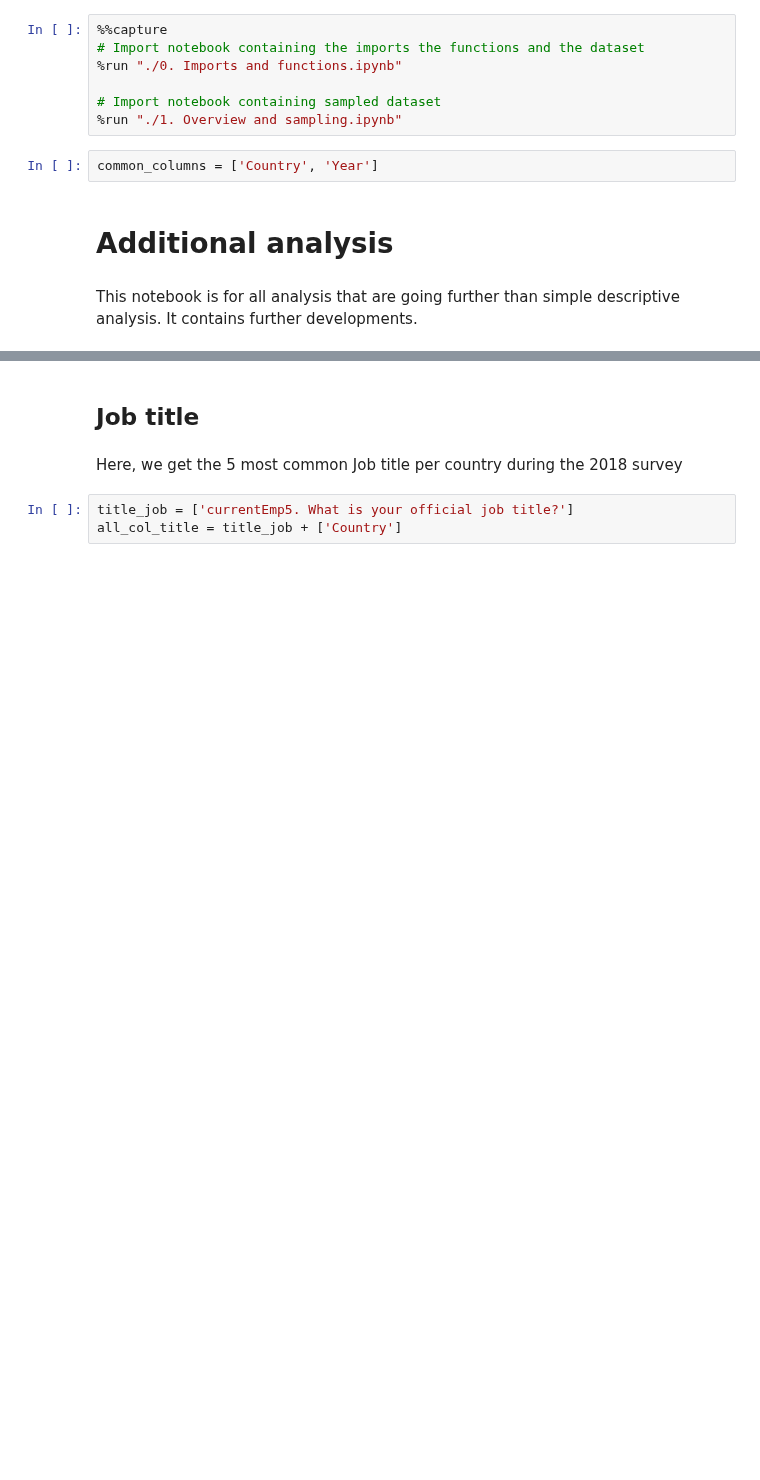
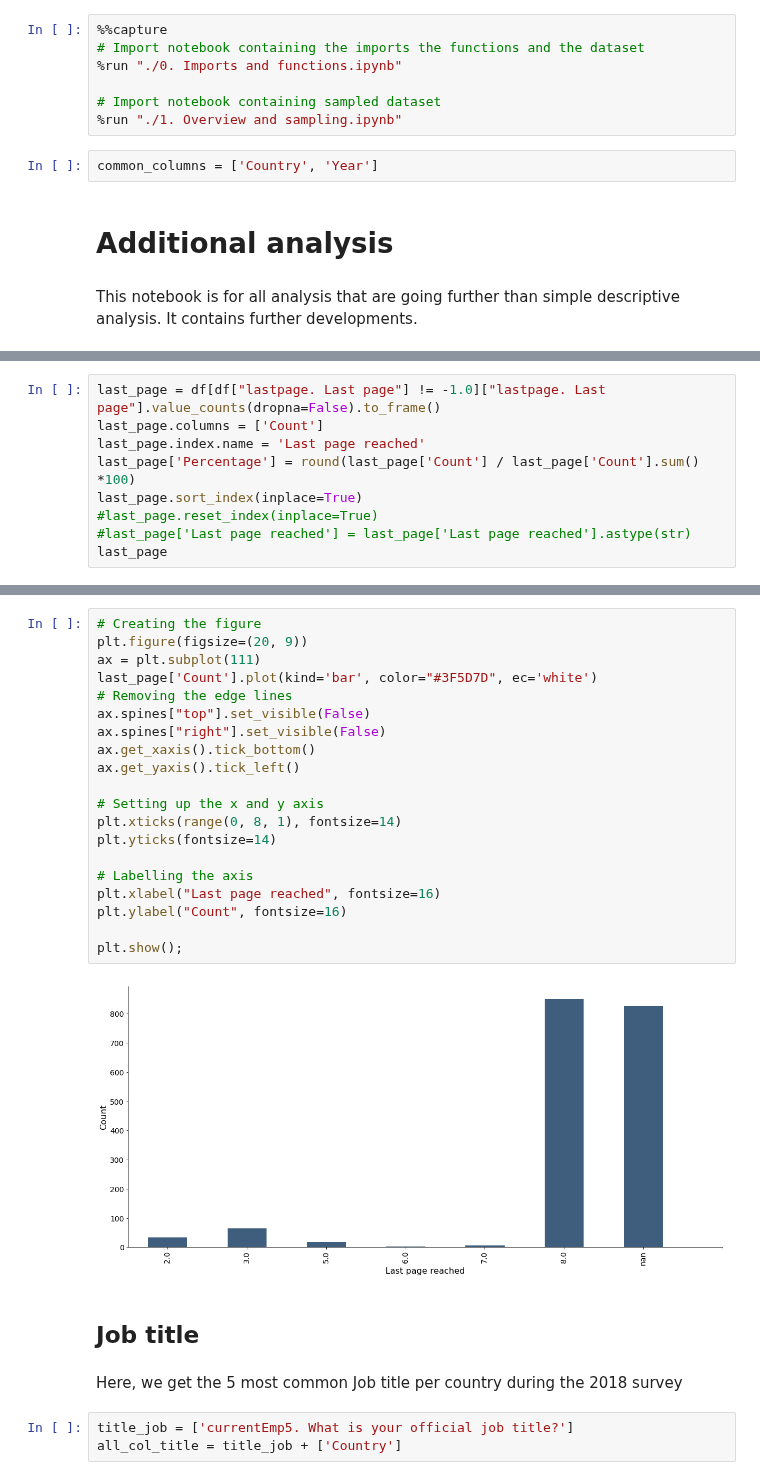
Before and after one commit to softwaresaved/international-survey, a Jupyter notebook: analysis/2018/x. Additional analysis.ipynb, the cells around one changed output, grey strips where cells are left out. Saved outputs shown, nothing was run; the diff lists cells and outputs as text; blank space fills up the shorter version.

Commit message:
Update: last update on additional analysis before removing it

```diff
--- a/analysis/2018/x. Additional analysis.ipynb
+++ b/analysis/2018/x. Additional analysis.ipynb
@@ -24,0 +33,9 @@ It contains further developments.
+# %%
+last_page = df[df["lastpage. Last page"] != -1.0]["lastpage. Last page"].value_counts(dropna=False).to_frame()
+last_page.columns = ['Count']
+last_page.index.name = 'Last page reached'
+last_page['Percentage'] = round(last_page['Count'] / last_page['Count'].sum() *100)
+last_page.sort_index(inplace=True)
+#last_page.reset_index(inplace=True)
+#last_page['Last page reached'] = last_page['Last page reached'].astype(str)
+last_page
@@ -25,3 +52,25 @@ It contains further developments.
+# %%
+# Creating the figure
+plt.figure(figsize=(20, 9))
+ax = plt.subplot(111)
+last_page['Count'].plot(kind='bar', color="#3F5D7D", ec='white')
+# Removing the edge lines
+ax.spines["top"].set_visible(False)
+ax.spines["right"].set_visible(False)
+ax.get_xaxis().tick_bottom()
+ax.get_yaxis().tick_left()
+
+# Setting up the x and y axis
+plt.xticks(range(0, 8, 1), fontsize=14)
+plt.yticks(fontsize=14)
+
+# Labelling the axis
+plt.xlabel("Last page reached", fontsize=16)
+plt.ylabel("Count", fontsize=16)
+
+plt.show();
+# %% [output]
+[figure, added]
 # %% [markdown]
 ## Job title
 # %% [markdown]
```
Also changed, not shown: parts of 8 cells of this notebook, 1 other file.
